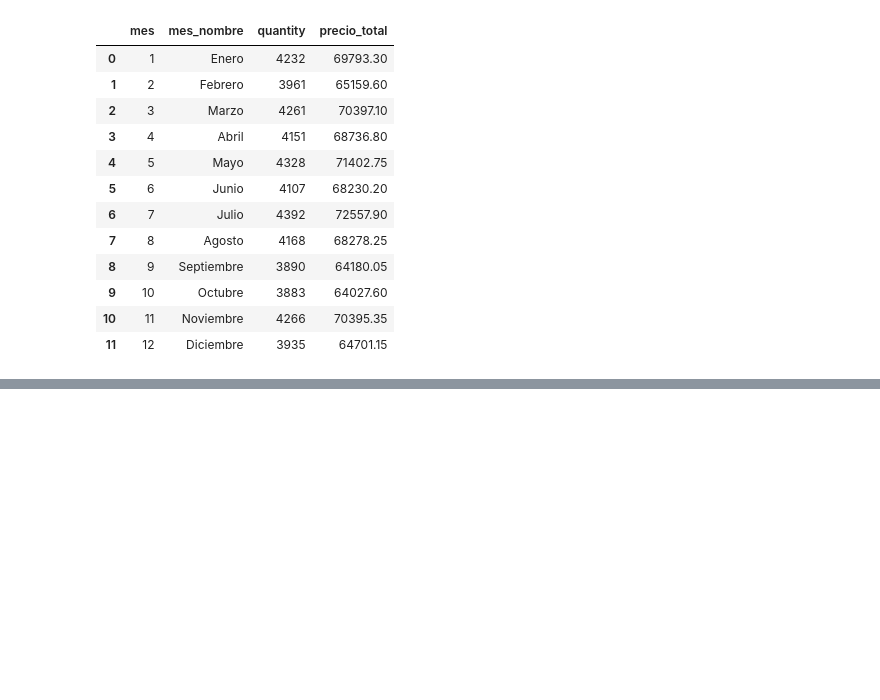
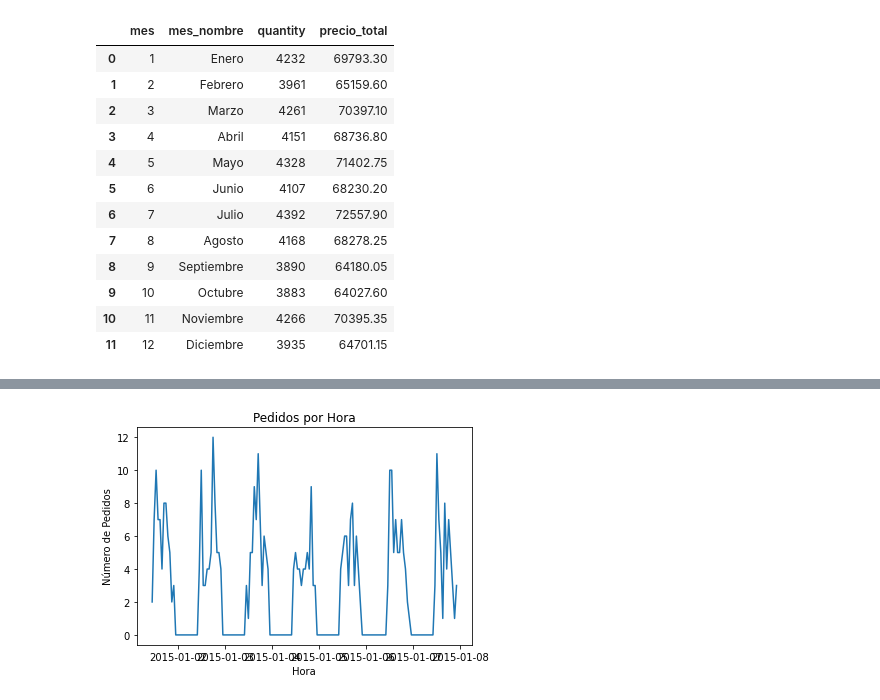
Before and after one commit to aleherluq/datavisualization, a Jupyter notebook: pizzasrestaurant/Carga_preanalisis.ipynb, the cells around one changed output, grey strips where cells are left out. Saved outputs shown, nothing was run; the diff lists cells and outputs as text; code cells hidden in the pictures; blank space fills up the shorter version.

```diff
--- a/pizzasrestaurant/Carga_preanalisis.ipynb
+++ b/pizzasrestaurant/Carga_preanalisis.ipynb
@@ -310,0 +330,16 @@ df_ingresos_mes.reset_index()
+# %%
+# Revisión del número de ordenes por horas
+import matplotlib.pyplot as plt
+
+df_orders2 = df_orders.copy()
+df_orders2['datetime'] = df_orders2.date + ' ' + df_orders2.time
+df_orders2['datetime'] = pd.to_datetime(df_orders2['datetime'])
+df_orders2 = df_orders2[['order_id', 'datetime']]
+df_orders2 = df_orders2.set_index('datetime')
+pedidos_media_hora = df_orders2.resample('30T')['order_id'].count()
+pedidos_media_hora
+plt.plot(pedidos_media_hora.index, pedidos_media_hora.values)
+plt.xlabel("Hora")
+plt.ylabel("Número de Pedidos")
+plt.title("Pedidos por Hora")
+plt.show()
@@ -310,0 +360,11 @@ df_ingresos_mes.reset_index()
+# %%
+import matplotlib.pyplot as plt
+datos_semana = df_orders2.loc['2015-01-01':'2015-01-07']
+pedidos_hora = datos_semana.resample("H")['order_id'].count()
+plt.plot(pedidos_hora.index, pedidos_hora.values)
+plt.xlabel("Hora")
+plt.ylabel("Número de Pedidos")
+plt.title("Pedidos por Hora")
+plt.show()
+# %% [output]
+[figure, added]
```
Also changed, not shown: parts of 6 cells of this notebook, 7 other files.
